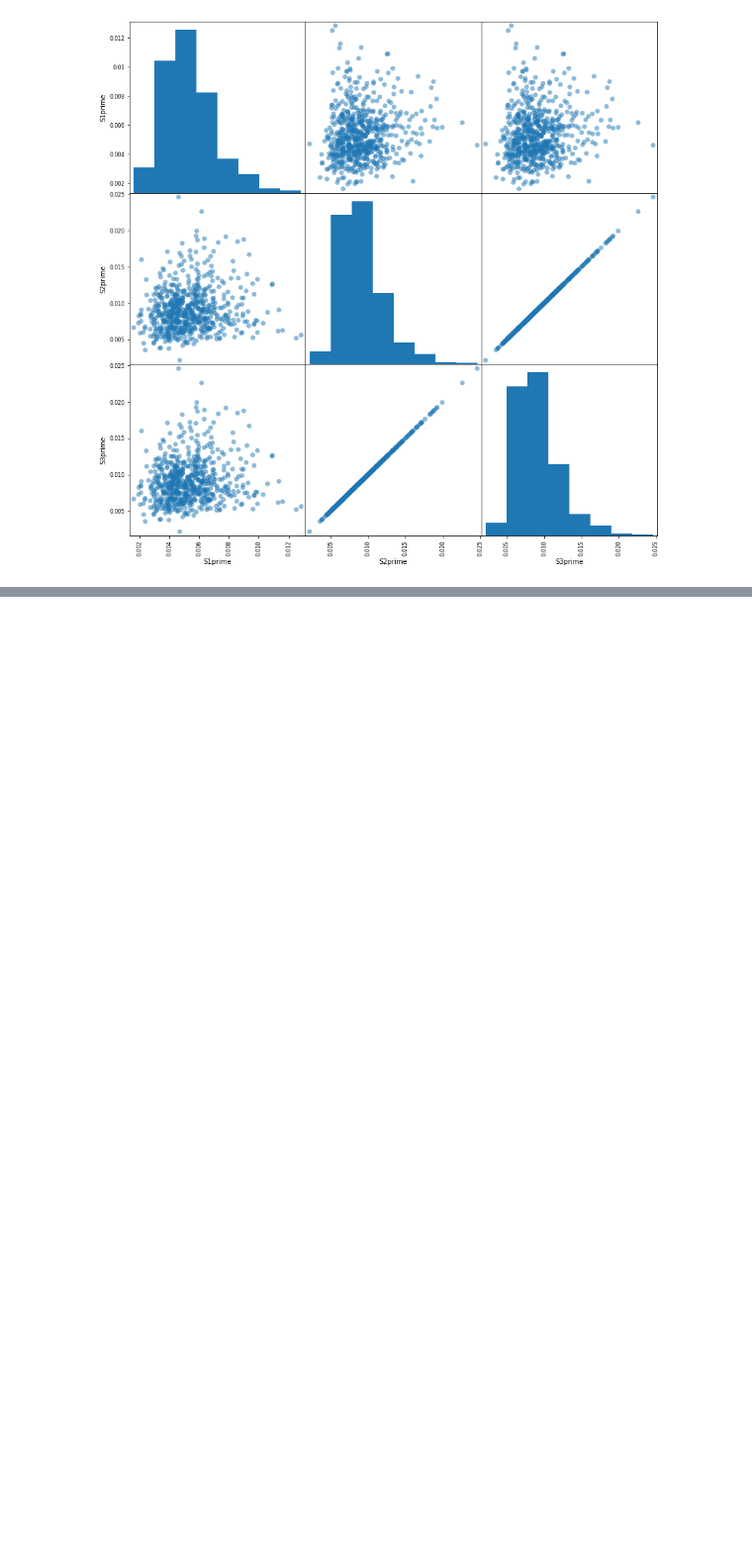
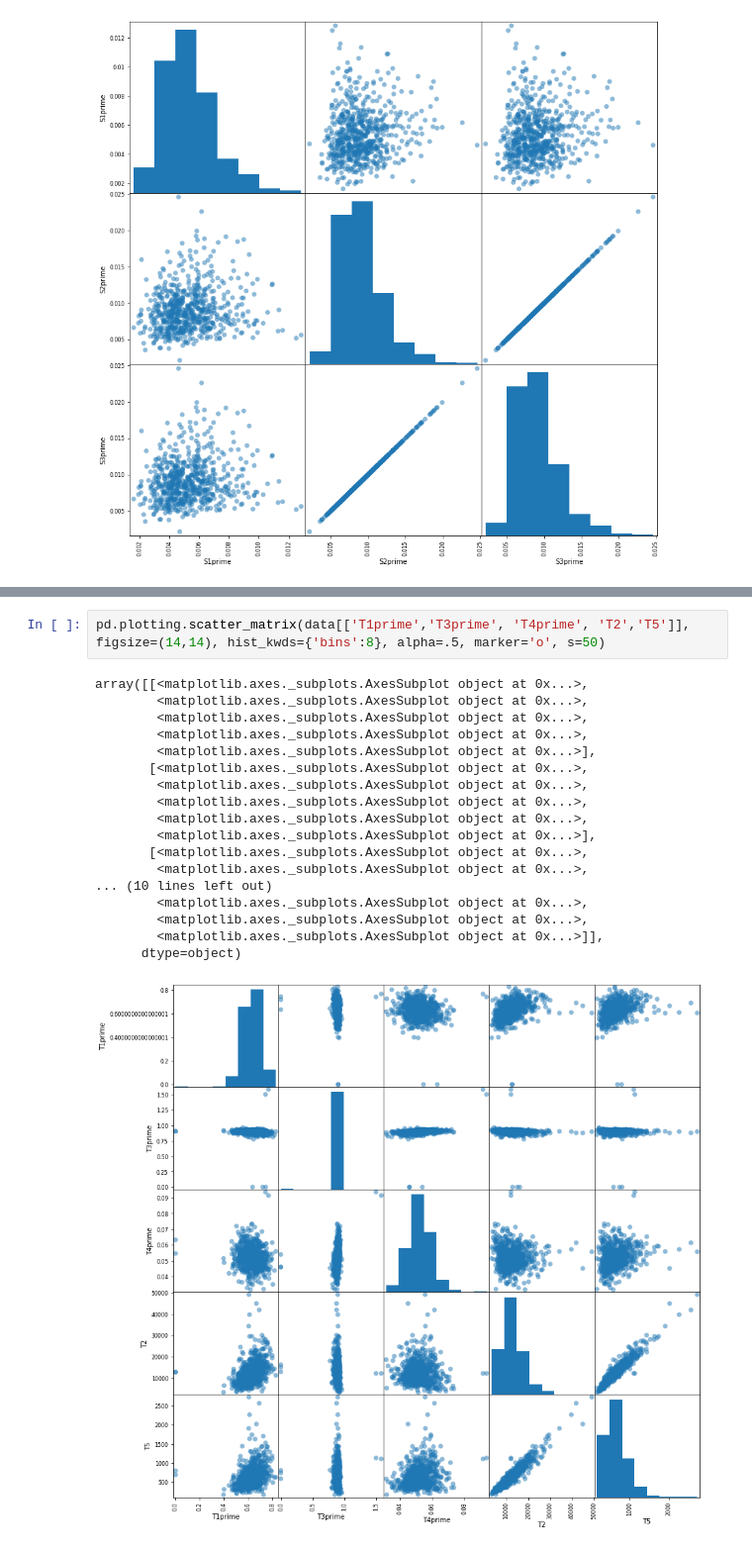
Before and after one commit to fairfield-university-ba545/project1-mem, a Jupyter notebook: ERIK_TEST.ipynb, the cells around one changed output, grey strips where cells are left out. Shown at 99% size. Cells and saved outputs as stored; diff of their text form; blank space fills up the shorter version.

```diff
--- a/ERIK_TEST.ipynb
+++ b/ERIK_TEST.ipynb
@@ -263,0 +355,21 @@ array([[<matplotlib.axes._subplots.AxesSubplot object at 0x...>,
+# %%
+pd.plotting.scatter_matrix(data[['T1prime','T3prime', 'T4prime', 'T2','T5']], figsize=(14,14), hist_kwds={'bins':8}, alpha=.5, marker='o', s=50)
+# %% [output]
+array([[<matplotlib.axes._subplots.AxesSubplot object at 0x...>,
+        <matplotlib.axes._subplots.AxesSubplot object at 0x...>,
+        <matplotlib.axes._subplots.AxesSubplot object at 0x...>,
+        <matplotlib.axes._subplots.AxesSubplot object at 0x...>,
+        <matplotlib.axes._subplots.AxesSubplot object at 0x...>],
+       [<matplotlib.axes._subplots.AxesSubplot object at 0x...>,
+        <matplotlib.axes._subplots.AxesSubplot object at 0x...>,
+        <matplotlib.axes._subplots.AxesSubplot object at 0x...>,
+        <matplotlib.axes._subplots.AxesSubplot object at 0x...>,
+        <matplotlib.axes._subplots.AxesSubplot object at 0x...>],
+       [<matplotlib.axes._subplots.AxesSubplot object at 0x...>,
+        <matplotlib.axes._subplots.AxesSubplot object at 0x...>,
+... (10 lines left out)
+        <matplotlib.axes._subplots.AxesSubplot object at 0x...>,
+        <matplotlib.axes._subplots.AxesSubplot object at 0x...>,
+        <matplotlib.axes._subplots.AxesSubplot object at 0x...>]],
+      dtype=object)
+[figure, added]
```
Also changed, not shown: parts of 11 cells of this notebook, 1 other file.
